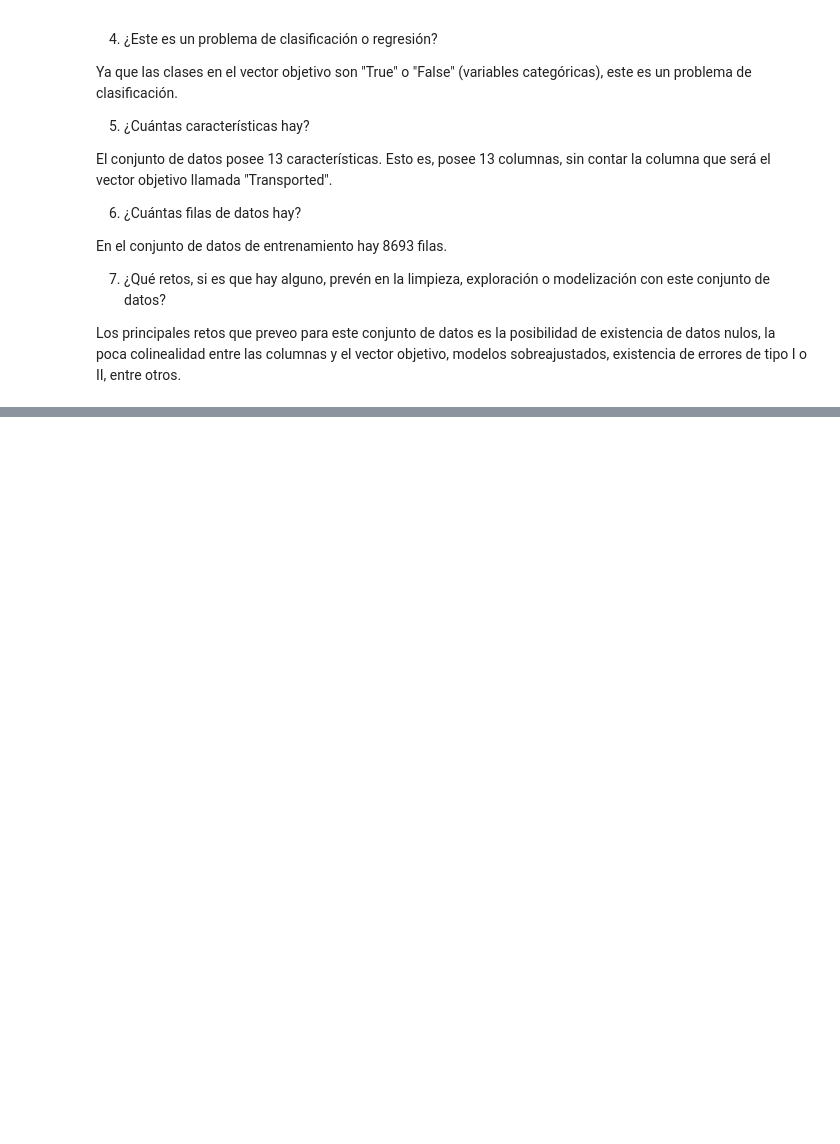
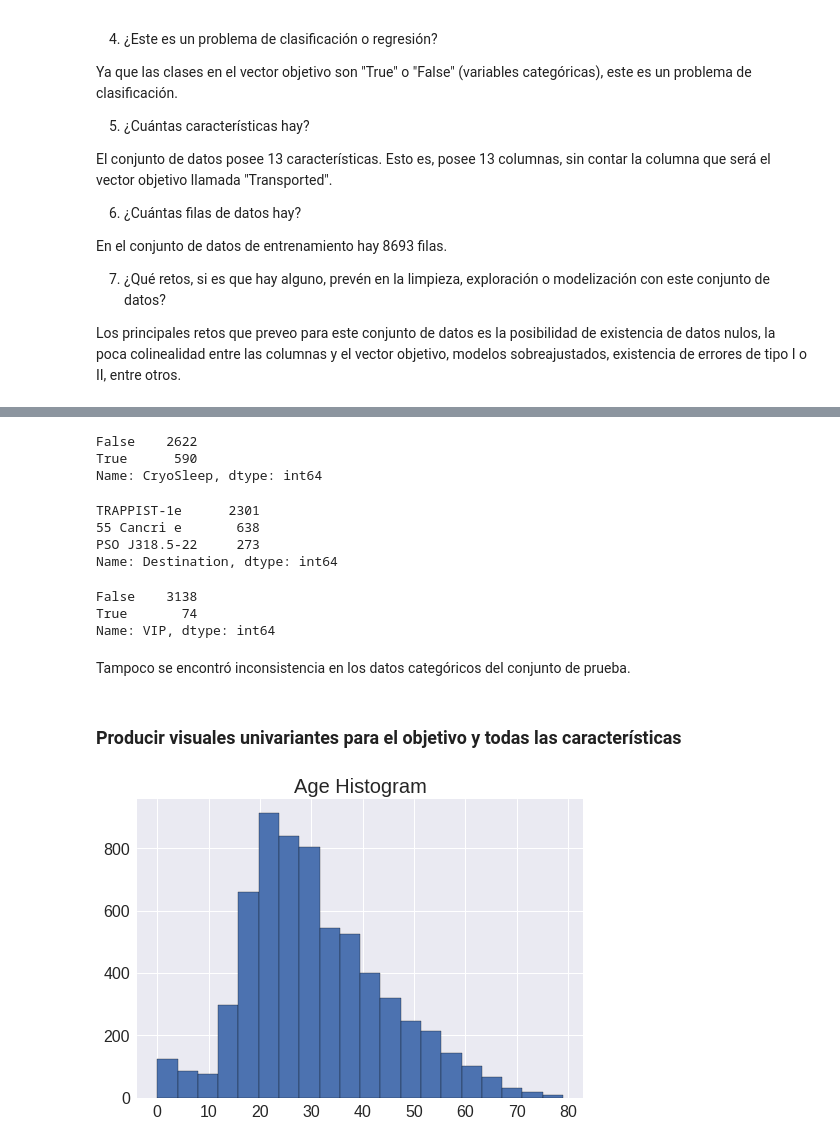
Before and after one commit to Katerine-Chanci-Echeverri/Project-2---Spaceship-Titanic, a Jupyter notebook: Proyecto2_Spaceship_Titanic.ipynb, the cells around one changed output, grey strips where cells are left out. Cells and saved outputs as stored; diff of their text form; code cells hidden in the pictures; blank space fills up the shorter version.

```diff
--- a/Proyecto2_Spaceship_Titanic.ipynb
+++ b/Proyecto2_Spaceship_Titanic.ipynb
@@ -141,0 +310,11 @@ Los principales retos que preveo para este conjunto de datos es la posibilidad d
+# %%
+#Ajusta ColumnTransformer en los datos de entrenamiento
+col_transformer.fit(train_df)
+
+#Transforma los datos de train_df (genera un Numpy Array)
+train_imputed = col_transformer.transform(train_df)
+
+#Cambia el resultado anterior a un DataFrame
+name_columns = num_column + cat_column + ["Transported"]
+train_imputed = pd.DataFrame(train_imputed, columns = name_columns)
+train_imputed.isna().any()
@@ -141,0 +366,27 @@ Los principales retos que preveo para este conjunto de datos es la posibilidad d
+# %%
+#Transforma la columna "Age"
+train_imputed["Age"] = train_imputed["Age"].astype(int)
+
+#Transforma la columna "RoomService"
+train_imputed["RoomService"] = train_imputed["RoomService"].astype(float)
+
+#Transforma la columna "FoodCourt"
+train_imputed["FoodCourt"] = train_imputed["FoodCourt"].astype(float)
+
+#Transforma la columna "ShoppingMall"
+train_imputed["ShoppingMall"] = train_imputed["ShoppingMall"].astype(float)
+
+#Transforma la columna "Spa"
+train_imputed["Spa"] = train_imputed["Spa"].astype(float)
+
+#Transforma la columna "VRDeck"
+train_imputed["VRDeck"] = train_imputed["VRDeck"].astype(float)
+
+#Transforma la columna "CryoSleep"
+train_imputed["CryoSleep"] = train_imputed["CryoSleep"].astype(bool)
+
+#Transforma la columna "VIP"
+train_imputed["VIP"] = train_imputed["VIP"].astype(bool)
+
+#Transforma la columna "Transported"
+train_imputed["Transported"] = train_imputed["Transported"].astype(bool)
@@ -141,0 +575,35 @@ Los principales retos que preveo para este conjunto de datos es la posibilidad d
+# %%
+#"CryoSleep"
+test_imputed["CryoSleep"].value_counts()
+# %% [output]
+False    2622
+True      590
+Name: CryoSleep, dtype: int64
+# %%
+#"Destination"
+test_imputed["Destination"].value_counts()
+# %% [output]
+TRAPPIST-1e      2301
+55 Cancri e       638
+PSO J318.5-22     273
+Name: Destination, dtype: int64
+# %%
+#"VIP"
+test_imputed["VIP"].value_counts()
+# %% [output]
+False    3138
+True       74
+Name: VIP, dtype: int64
+# %% [markdown]
+Tampoco se encontró inconsistencia en los datos categóricos del conjunto de prueba.
+# %% [markdown]
+### **Producir visuales univariantes para el objetivo y todas las características**
+# %%
+#Histogram ("Age" column)
+plt.style.use("seaborn")
+train_imputed["Age"].hist(bins = 20, edgecolor = "black");
+plt.title("Age Histogram", fontsize = 20)
+plt.xticks(fontsize = 16);
+plt.yticks(fontsize = 16);
+# %% [output]
+[figure, added]
```
Also changed, not shown: parts of 49 cells of this notebook.
